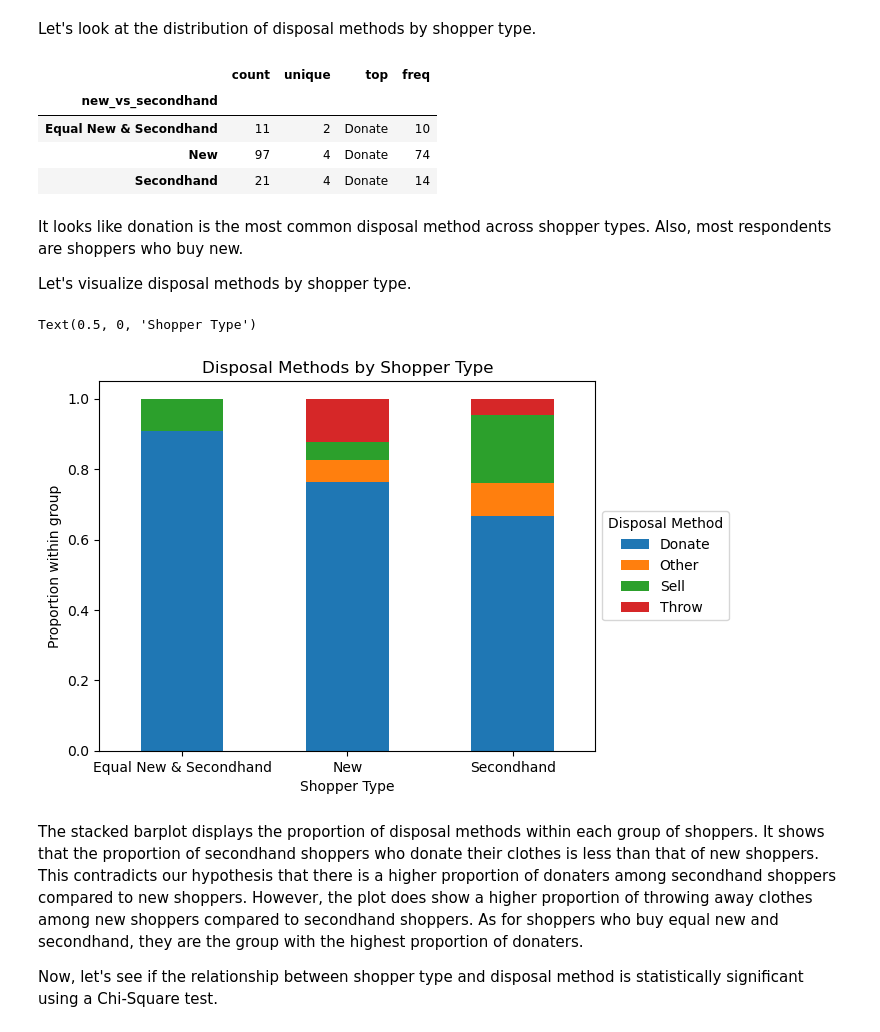
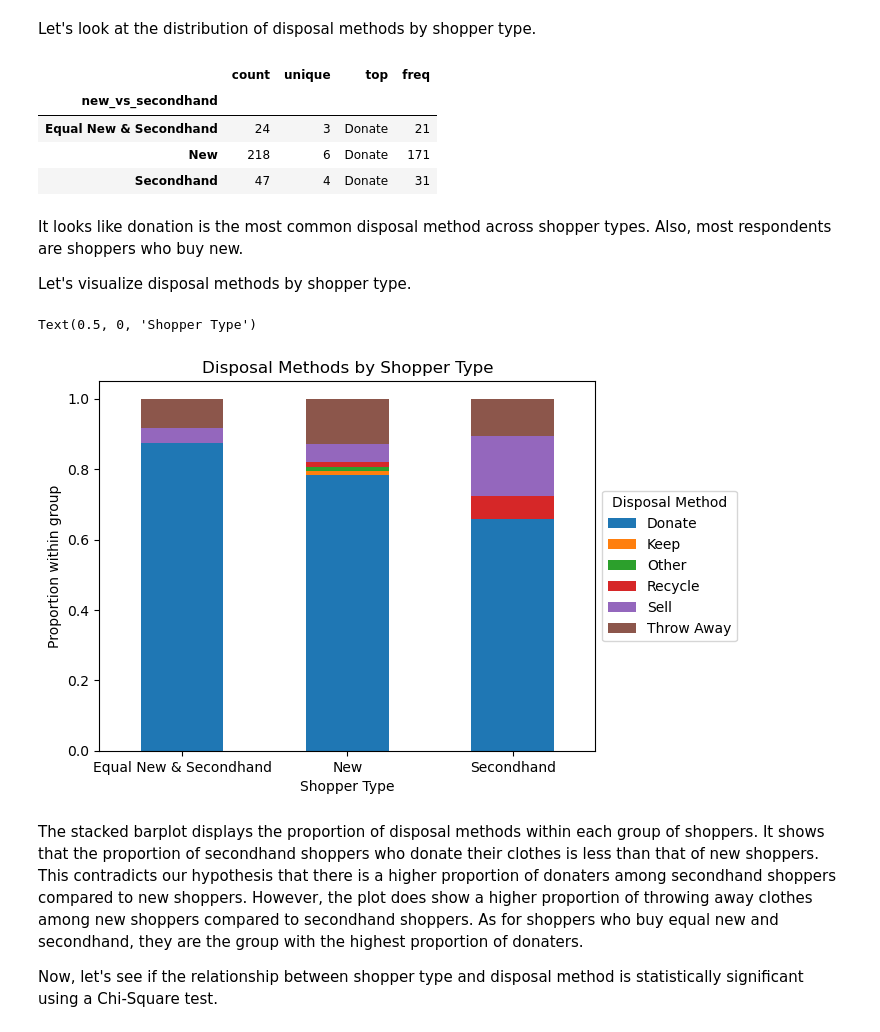
Before and after one commit to COGS108/Group018_WI26, a Jupyter notebook: 03-FinalProject.ipynb, the cells around one changed output. Drawn from its saved outputs; the diff is of its cells as text; code cells hidden in the pictures.

Commit message:
add cleaned disposal method to df_clean

```diff
--- a/03-FinalProject.ipynb
+++ b/03-FinalProject.ipynb
@@ -184,6 +184,12 @@ def simplify_method(method):
     else:
         return "Other"
 df_long["disposal_method_clean"] = df_long["disposal_method"].apply(simplify_method)
+
+# add disposal_method_clean to df_clean as well
+df_clean["disposal_method_clean"] = df_clean["disposal_method"].apply(simplify_method)
+# drop the original disposal_method column since we have the cleaned version now
+df_clean = df_clean.drop(columns=['disposal_method'])
+
 df_clean.to_csv('data/02-processed/survey_clean2.csv', index=False)
 df_clean.head()
 # %% [output]
@@ -548,36 +545,46 @@ df['disposal_method'] = df['disposal_method'].map(disposal_method_map).fillna('O
+# %%
+# mapping the shopper type responses to have shorter labels
+new_vs_secondhand_map = {
+   'Almost always new': 'New',
+   'Mostly new, some secondhand': 'New',
+   'About equal new and secondhand': 'Equal New & Secondhand',
+   'Mostly secondhand, some new': 'Secondhand',
+   'Almost always secondhand': 'Secondhand'
+}
+df_clean['new_vs_secondhand'] = df_clean['new_vs_secondhand'].map(new_vs_secondhand_map)
 # %% [markdown]
 Let's look at the distribution of disposal methods by shopper type.
 # %%
  # Overview of the distribution of disposal methods by shopper type
-df.groupby('new_vs_secondhand')['disposal_method'].describe()
+df_clean.groupby('new_vs_secondhand')['disposal_method_clean'].describe()
 # %% [output]
 |  | count | unique | top | freq |
 | new_vs_secondhand |  |  |  |  |
-| Equal New & Secondhand | 11 | 2 | Donate | 10 |
-| New | 97 | 4 | Donate | 74 |
-| Secondhand | 21 | 4 | Donate | 14 |
+| Equal New & Secondhand | 24 | 3 | Donate | 21 |
+| New | 218 | 6 | Donate | 171 |
+| Secondhand | 47 | 4 | Donate | 31 |
 # %% [markdown]
 It looks like donation is the most common disposal method across shopper types. Also, most respondents are shoppers who buy new.
 
 Let's visualize disposal methods by shopper type.
 # %%
 # Group by purchase type and disposal method, count the number of responses, and reshape for plotting
-plot_df = df.groupby(['new_vs_secondhand', 'disposal_method']).size().unstack('disposal_method').fillna(0)
+plot_df = df_clean.groupby(['new_vs_secondhand', 'disposal_method_clean']).size().unstack('disposal_method_clean').fillna(0)
 
 # Normalize by shopper type to get proportion of shopper groups that use each disposal method
 sub_df = plot_df.div(plot_df.sum(axis=1), axis=0)
 
 # Generate plot
 ax = sub_df.plot(kind='bar', stacked=True, rot=0,
                       title='Disposal Methods by Shopper Type')
 
 # Customize plot labels
 ax.legend(title='Disposal Method', loc='center left', bbox_to_anchor=(1.0, 0.5))
 ax.set_ylabel("Proportion within group")
 ax.set_xlabel("Shopper Type")
 # %% [output]
 Text(0.5, 0, 'Shopper Type')
-[figure, old version]
+[figure, new version]
 # %% [markdown]
 The stacked barplot displays the proportion of disposal methods within each group of shoppers. It shows that the proportion of secondhand shoppers who donate their clothes is less than that of new shoppers. This contradicts our hypothesis that there is a higher proportion of donaters among secondhand shoppers compared to new shoppers. However, the plot does show a higher proportion of throwing away clothes among new shoppers compared to secondhand shoppers. As for shoppers who buy equal new and secondhand, they are the group with the highest proportion of donaters.
 
```
Also changed, not shown: parts of 5 cells of this notebook.
